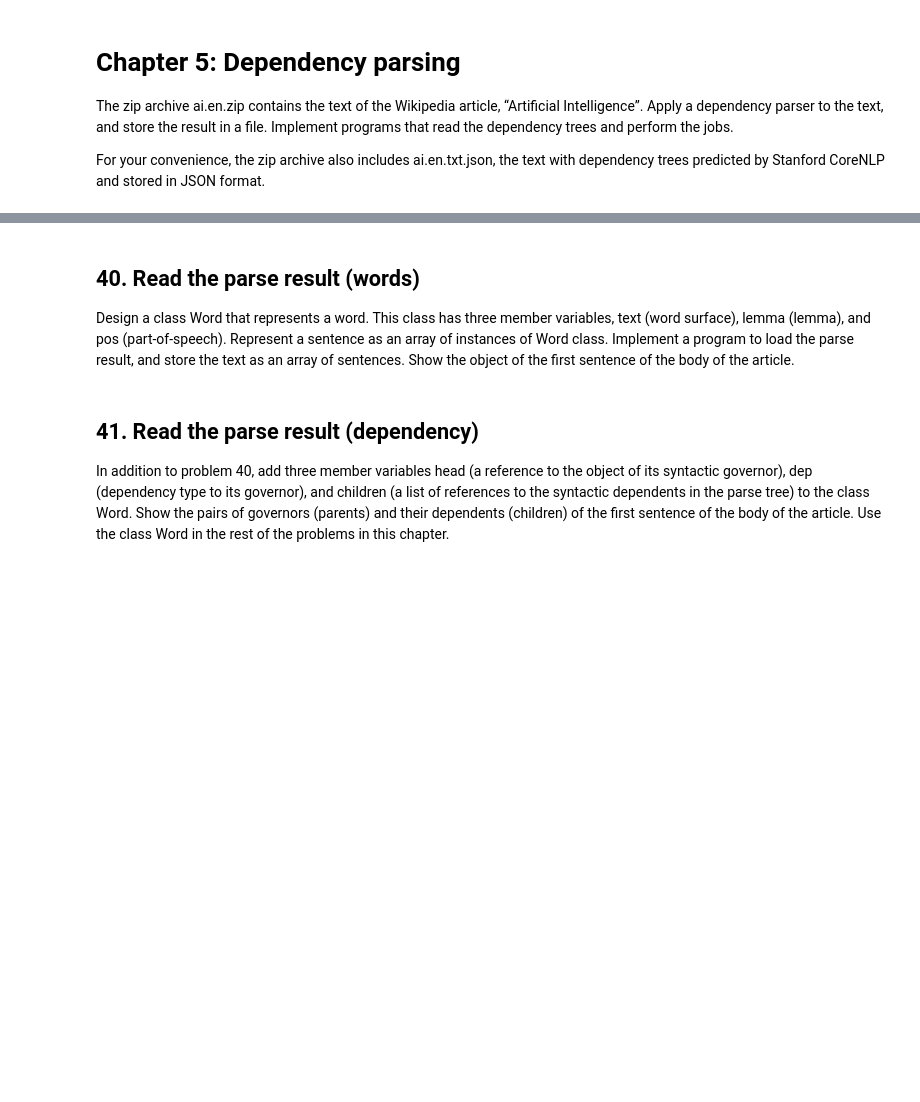
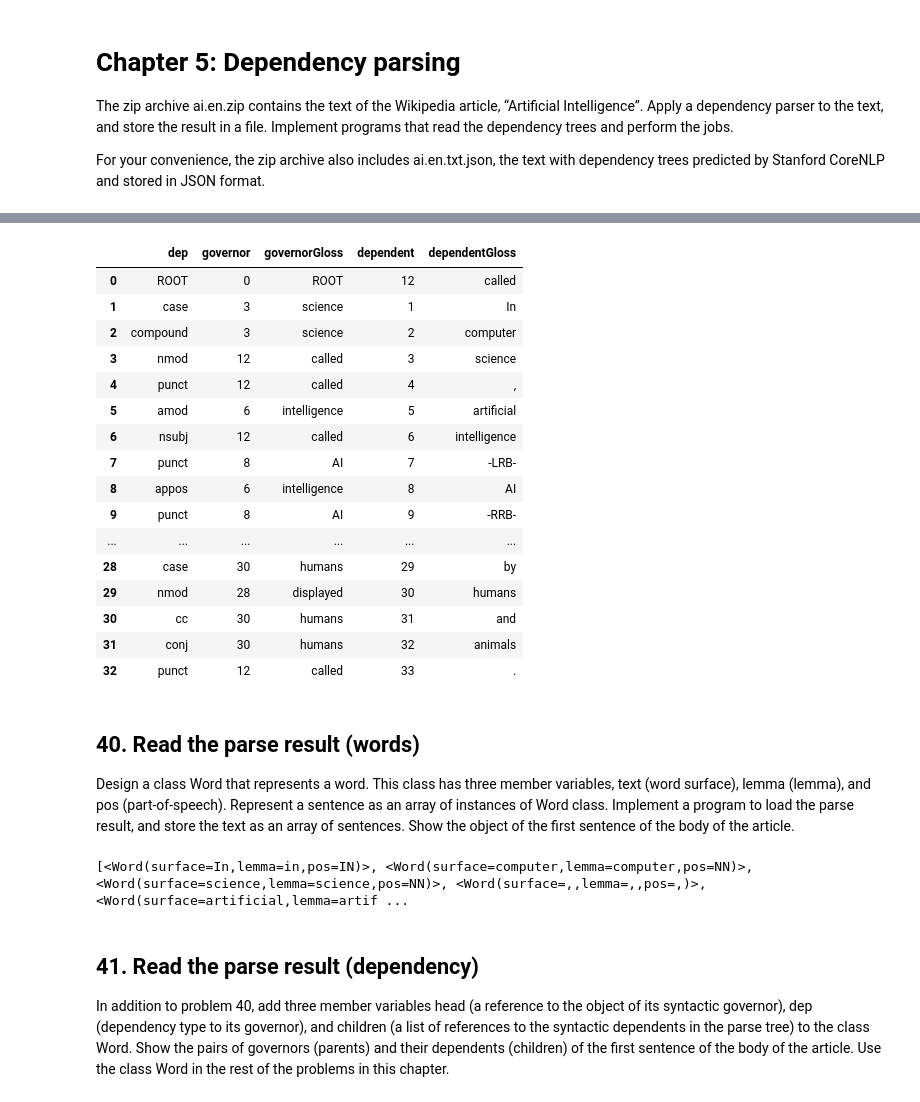
Before and after one commit to rizstwn/llm-learning, a Jupyter notebook: nlp-hundred-exercise.ipynb, the cells around one changed output, grey strips where cells are left out. Cells and saved outputs as stored; diff of their text form; code cells hidden in the pictures; blank space fills up the shorter version.

```diff
--- a/nlp-hundred-exercise.ipynb
+++ b/nlp-hundred-exercise.ipynb
@@ -779,7 +811,42 @@ For your convenience, the zip archive also includes ai.en.txt.json, the text wit
+# %%
+pd.DataFrame(json_zip['sentences'][0]['basicDependencies'])
+# %% [output]
+|  | dep | governor | governorGloss | dependent | dependentGloss |
+| 0 | ROOT | 0 | ROOT | 12 | called |
+| 1 | case | 3 | science | 1 | In |
+| 2 | compound | 3 | science | 2 | computer |
+| 3 | nmod | 12 | called | 3 | science |
+| 4 | punct | 12 | called | 4 | , |
+| 5 | amod | 6 | intelligence | 5 | artificial |
+| 6 | nsubj | 12 | called | 6 | intelligence |
+| 7 | punct | 8 | AI | 7 | -LRB- |
+| 8 | appos | 6 | intelligence | 8 | AI |
+| 9 | punct | 8 | AI | 9 | -RRB- |
+| ... | ... | ... | ... | ... | ... |
+| 28 | case | 30 | humans | 29 | by |
+| 29 | nmod | 28 | displayed | 30 | humans |
+| 30 | cc | 30 | humans | 31 | and |
+| 31 | conj | 30 | humans | 32 | animals |
+| 32 | punct | 12 | called | 33 | . |
 # %% [markdown]
 ## 40. Read the parse result (words)
 
 Design a class Word that represents a word. This class has three member variables, text (word surface), lemma (lemma), and pos (part-of-speech). Represent a sentence as an array of instances of Word class. Implement a program to load the parse result, and store the text as an array of sentences. Show the object of the first sentence of the body of the article.
+# %%
+class Word:
+    def __init__(self, text, lemma, pos) -> None:
+        self.text = text
+        self.lemma = lemma
+        self.pos = pos
+    def __repr__(self) -> str:
+        return f'<Word(surface={self.text},lemma={self.lemma},pos={self.po})>'
+res = []
+for token in json_zip['sentences'][0]['tokens']:
+    temp = Word(token['word'],token['lemma'],token['pos'])
+    res.append(temp)
+print(res)
+# %% [output]
+[<Word(surface=In,lemma=in,pos=IN)>, <Word(surface=computer,lemma=computer,pos=NN)>, <Word(surface=science,lemma=science,pos=NN)>, <Word(surface=,,lemma=,,pos=,)>, <Word(surface=artificial,lemma=artif ...
 # %% [markdown]
 ## 41. Read the parse result (dependency)
 
```
Also changed, not shown: parts of 4 cells of this notebook, 1 other file.
